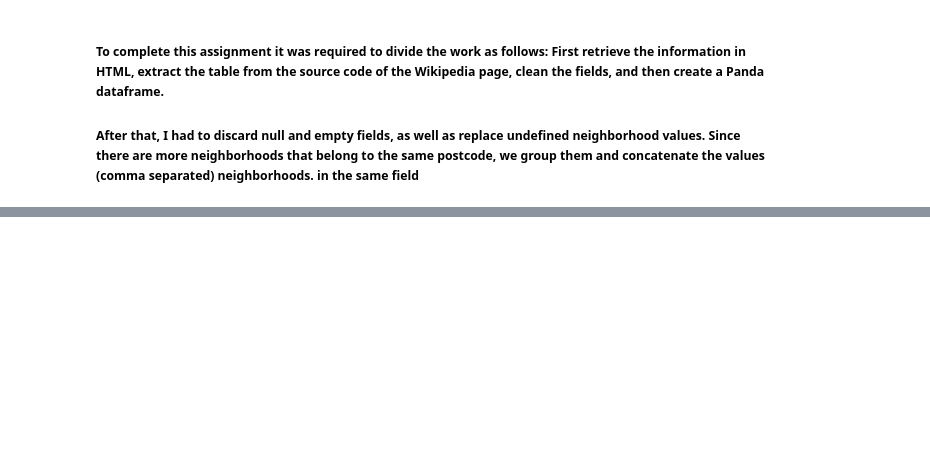
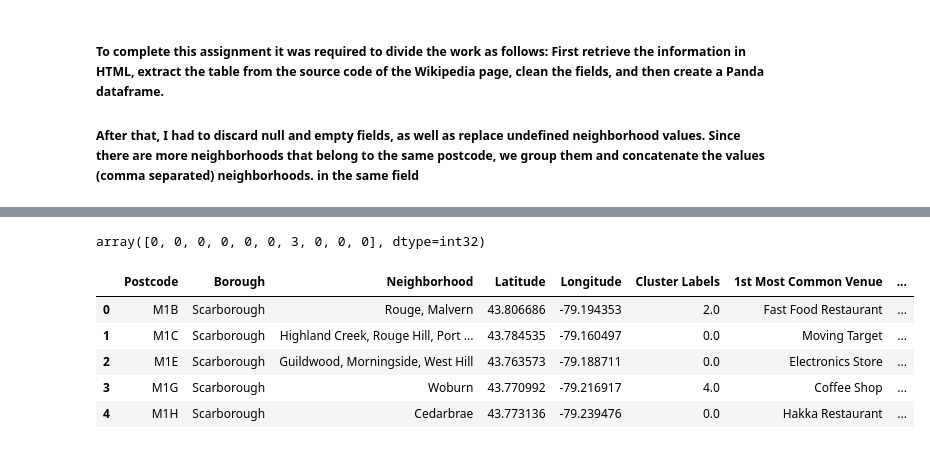
Before and after one commit to Mato-G/Coursera_Capstone, a Jupyter notebook: Course 9 - Week 3 copy 2.ipynb, the cells around one changed output, grey strips where cells are left out. Drawn from its saved outputs; the diff is of its cells as text; code cells hidden in the pictures; blank space fills up the shorter version.

```diff
--- a/Course 9 - Week 3 copy 2.ipynb
+++ b/Course 9 - Week 3 copy 2.ipynb
@@ -169,0 +649,21 @@ venues_map
+# %%
+num_top_venues = 10
+
+indicators = ['st', 'nd', 'rd']
+
+# create columns according to number of top venues
+columns = ['Neighborhood']
+for ind in np.arange(num_top_venues):
+    try:
+        columns.append('{}{} Most Common Venue'.format(ind+1, indicators[ind]))
+    except:
+        columns.append('{}th Most Common Venue'.format(ind+1))
+
+# create a new dataframe
+neighborhoods_venues_sorted = pd.DataFrame(columns=columns)
+neighborhoods_venues_sorted['Neighborhood'] = scar_grouped['Neighborhood']
+
+for ind in np.arange(scar_grouped.shape[0]):
+    neighborhoods_venues_sorted.iloc[ind, 1:] = return_most_common_venues(scar_grouped.iloc[ind, :], num_top_venues)
+
+neighborhoods_venues_sorted.head()
@@ -169,0 +677,30 @@ venues_map
+# %%
+# set number of clusters
+kclusters = 5
+
+scar_grouped_clustering = scar_grouped.drop('Neighborhood', 1)
+
+# run k-means clustering
+kmeans = KMeans(n_clusters=kclusters, random_state=0).fit(scar_grouped_clustering)
+
+# check cluster labels generated for each row in the dataframe
+kmeans.labels_[0:10]
+# %% [output]
+array([0, 0, 0, 0, 0, 0, 3, 0, 0, 0], dtype=int32)
+# %%
+# add clustering labels
+neighborhoods_venues_sorted.insert(0, 'Cluster Labels', kmeans.labels_)
+
+scar_merged = scar_data
+
+# merge toronto_grouped with toronto_data to add latitude/longitude for each neighborhood
+scar_merged = scar_merged.join(neighborhoods_venues_sorted.set_index('Neighborhood'), on='Neighborhood')
+
+scar_merged.head() # check the last columns!
+# %% [output]
+|  | Postcode | Borough | Neighborhood | Latitude | Longitude | Cluster Labels | 1st Most Common Venue | ... |
+| 0 | M1B | Scarborough | Rouge, Malvern | 43.806686 | -79.194353 | 2.0 | Fast Food Restaurant | ... |
+| 1 | M1C | Scarborough | Highland Creek, Rouge Hill, Port ... | 43.784535 | -79.160497 | 0.0 | Moving Target | ... |
+| 2 | M1E | Scarborough | Guildwood, Morningside, West Hill | 43.763573 | -79.188711 | 0.0 | Electronics Store | ... |
+| 3 | M1G | Scarborough | Woburn | 43.770992 | -79.216917 | 4.0 | Coffee Shop | ... |
+| 4 | M1H | Scarborough | Cedarbrae | 43.773136 | -79.239476 | 0.0 | Hakka Restaurant | ... |
```
Also changed, not shown: parts of 52 cells of this notebook.
